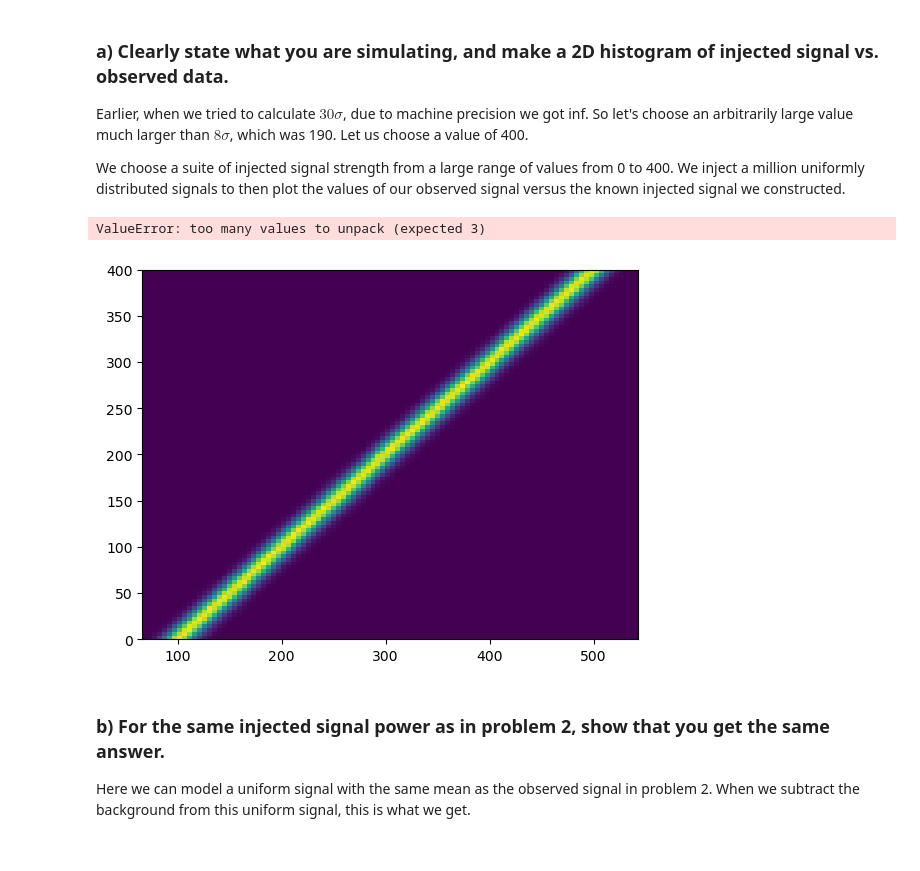
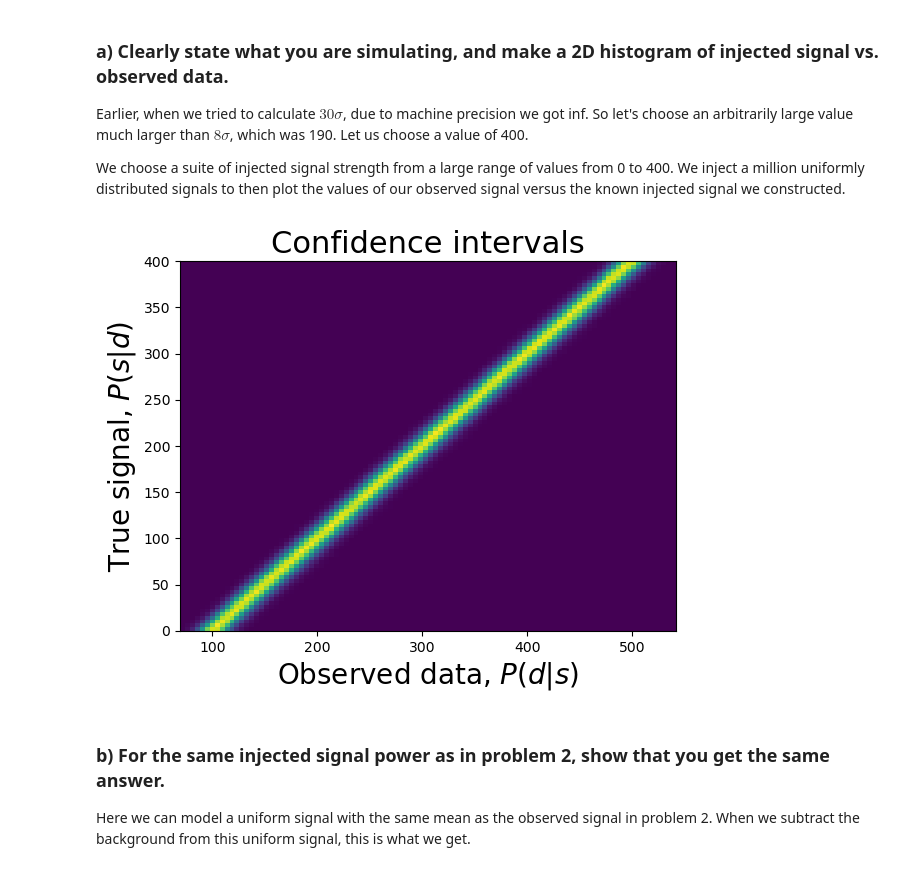
Before and after one commit to Mick-Ross/Computational-Data-Analysis, a Jupyter notebook: Lab 6/Lab 6.ipynb, the cells around one changed output. Cells and saved outputs as stored; diff of their text form; code cells hidden in the pictures.

```diff
--- a/Lab 6/Lab 6.ipynb
+++ b/Lab 6/Lab 6.ipynb
@@ -88,19 +88,18 @@ We choose a suite of injected signal strength from a large range of values from
 # %%
 injection = np.linspace(0, 400, 1000000)
 
 observed = bkgd + injection
 
-h, xEdges, yEdges = plt.hist2d(observed, injection, bins = 100, density=True)
+h, xEdges, yEdges, tempPic = plt.hist2d(observed, injection, bins = 100, density=True)
 
 datacenters = (xEdges[:-1] + xEdges[1:]) / 2
 signalcenters = (yEdges[:-1] + yEdges[1:]) / 2
 plt.ylabel('True signal, $P(s|d)$', fontsize = 20)
 plt.xlabel('Observed data, $P(d|s)$', fontsize = 20)
 plt.title("Confidence intervals", size = 22)
 plt.show()
 # %% [output]
-ValueError: too many values to unpack (expected 3)
-[figure, old version]
+[figure, new version]
 # %% [markdown]
 ### b) For the same injected signal power as in problem 2, show that you get the same answer.
 
```
Also changed, not shown: parts of 18 cells of this notebook.
